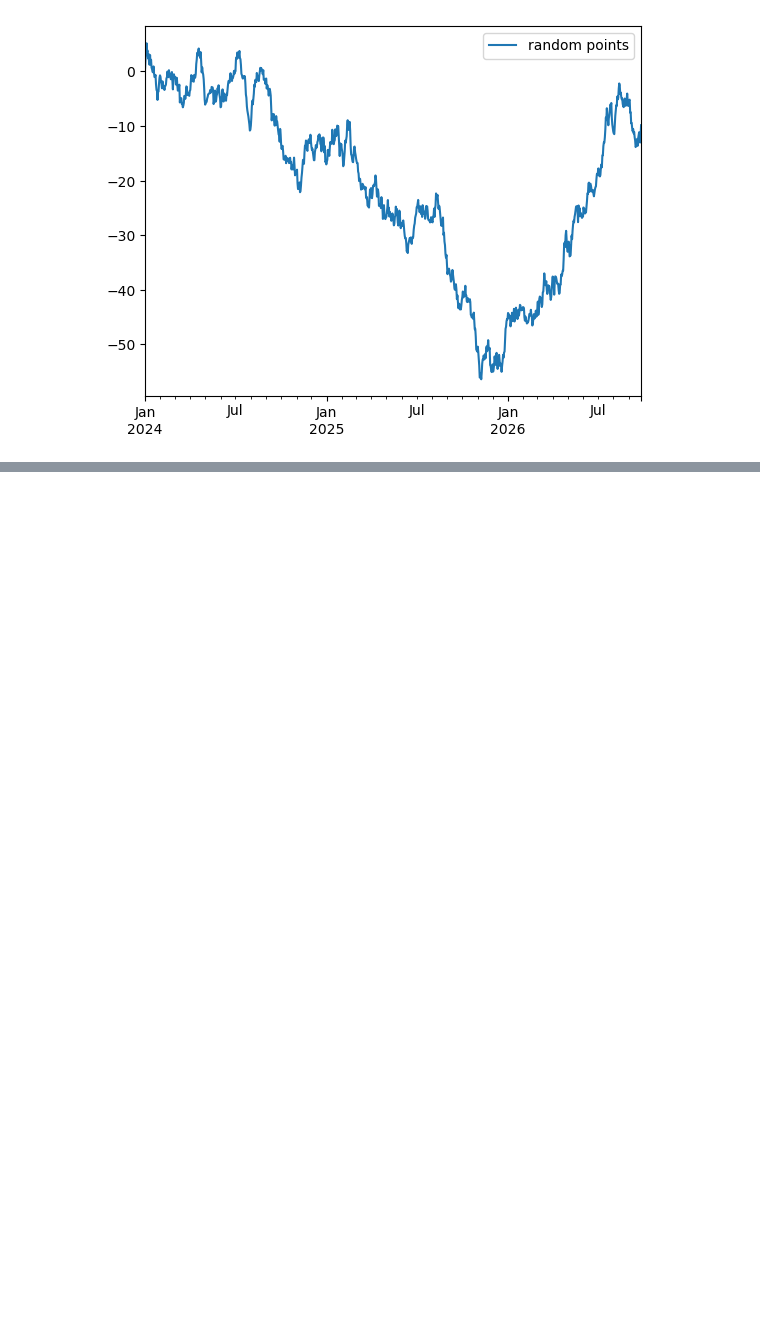
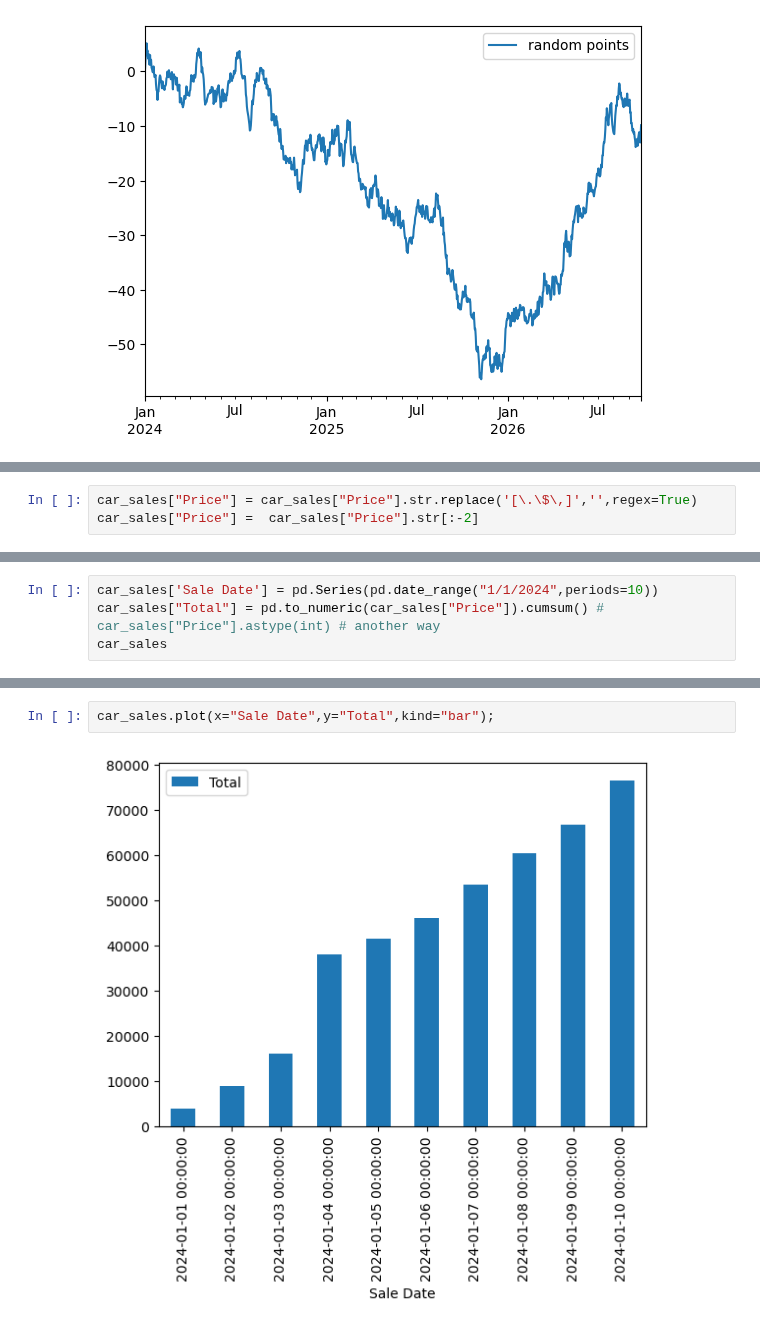
Before and after one commit to adityash97/DataScience, a Jupyter notebook: matplotlib.ipynb, the cells around one changed output, grey strips where cells are left out. Saved outputs shown, nothing was run; the diff lists cells and outputs as text; blank space fills up the shorter version.

Commit message:
plotting different types of plots using pandas dataframe

```diff
--- a/matplotlib.ipynb
+++ b/matplotlib.ipynb
@@ -184,0 +157,3 @@ test_dataframe
+# %%
+car_sales["Price"] = car_sales["Price"].str.replace('[\.\$\,]','',regex=True)
+car_sales["Price"] =  car_sales["Price"].str[:-2]
@@ -184,0 +174,4 @@ test_dataframe
+# %%
+car_sales['Sale Date'] = pd.Series(pd.date_range("1/1/2024",periods=10))
+car_sales["Total"] = pd.to_numeric(car_sales["Price"]).cumsum() # car_sales["Price"].astype(int) # another way
+car_sales
@@ -184,0 +190,4 @@ test_dataframe
+# %%
+car_sales.plot(x="Sale Date",y="Total",kind="bar");
+# %% [output]
+[figure, added]
```
Also changed, not shown: parts of 25 cells of this notebook.
